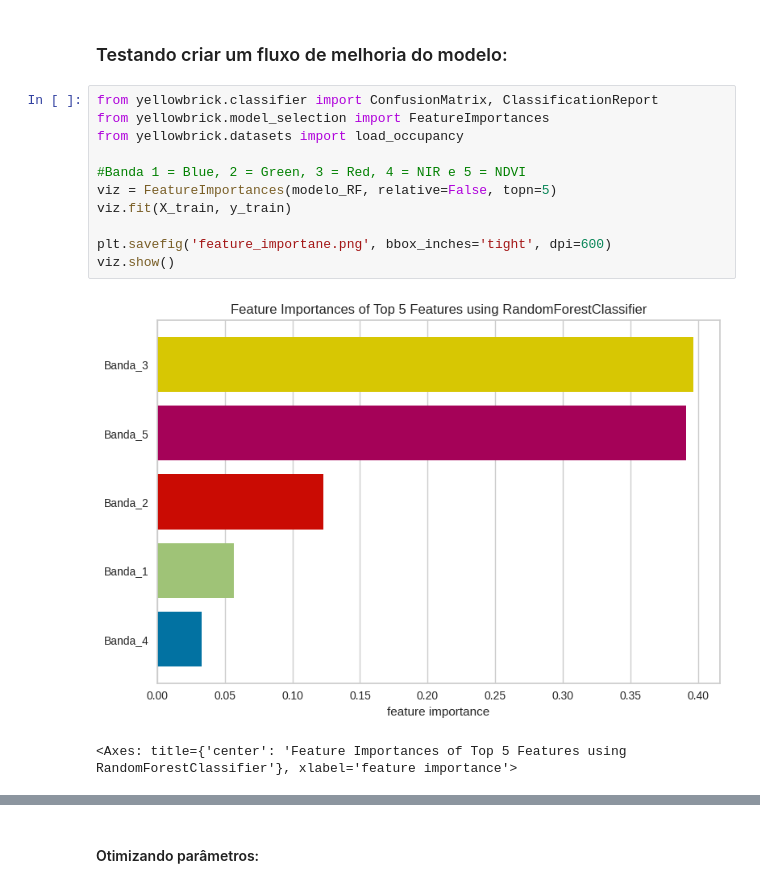
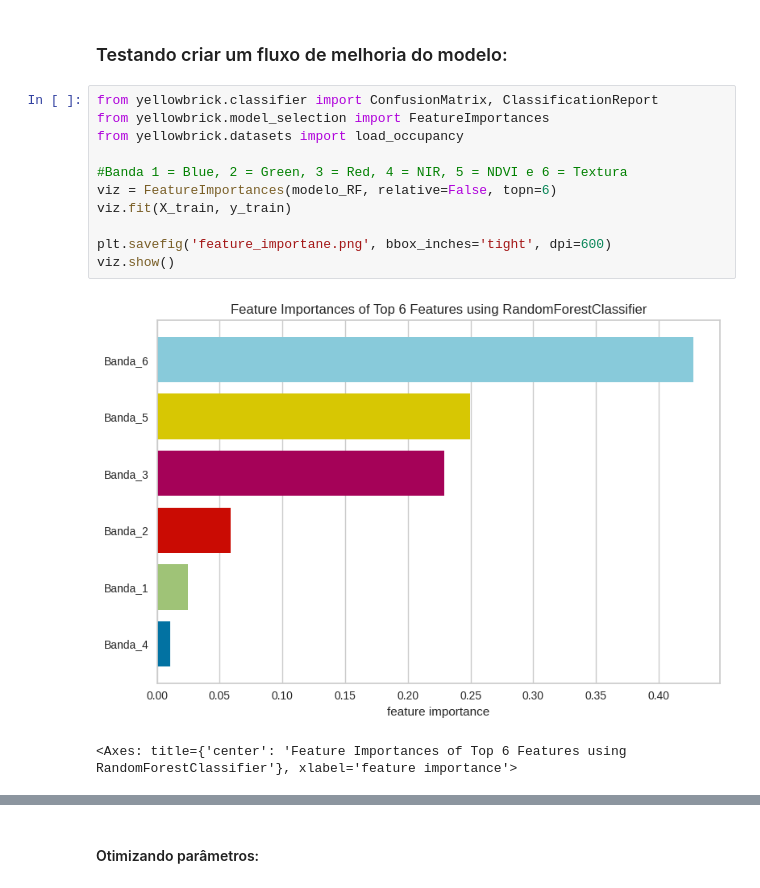
Before and after one commit to GuilhermeFernandez/climate_resilient_pastures, a Jupyter notebook: Esboco_Projeto.ipynb, the cells around one changed output, grey strips where cells are left out. Drawn from its saved outputs; the diff is of its cells as text.

```diff
--- a/Esboco_Projeto.ipynb
+++ b/Esboco_Projeto.ipynb
@@ -247,17 +250,17 @@ Modelo Random Forest treinado com sucesso!
 # %%
 from yellowbrick.classifier import ConfusionMatrix, ClassificationReport
 from yellowbrick.model_selection import FeatureImportances
 from yellowbrick.datasets import load_occupancy
 
-#Banda 1 = Blue, 2 = Green, 3 = Red, 4 = NIR e 5 = NDVI
-viz = FeatureImportances(modelo_RF, relative=False, topn=5)
+#Banda 1 = Blue, 2 = Green, 3 = Red, 4 = NIR, 5 = NDVI e 6 = Textura
+viz = FeatureImportances(modelo_RF, relative=False, topn=6)
 viz.fit(X_train, y_train)
 
 plt.savefig('feature_importane.png', bbox_inches='tight', dpi=600)
 viz.show()
 # %% [output]
-[figure, old version]
+[figure, new version]
-<Axes: title={'center': 'Feature Importances of Top 5 Features using RandomForestClassifier'}, xlabel='feature importance'>
+<Axes: title={'center': 'Feature Importances of Top 6 Features using RandomForestClassifier'}, xlabel='feature importance'>
 # %%
 importances = modelo_RF.feature_importances_
 
```
Also changed, not shown: parts of 23 cells of this notebook.
